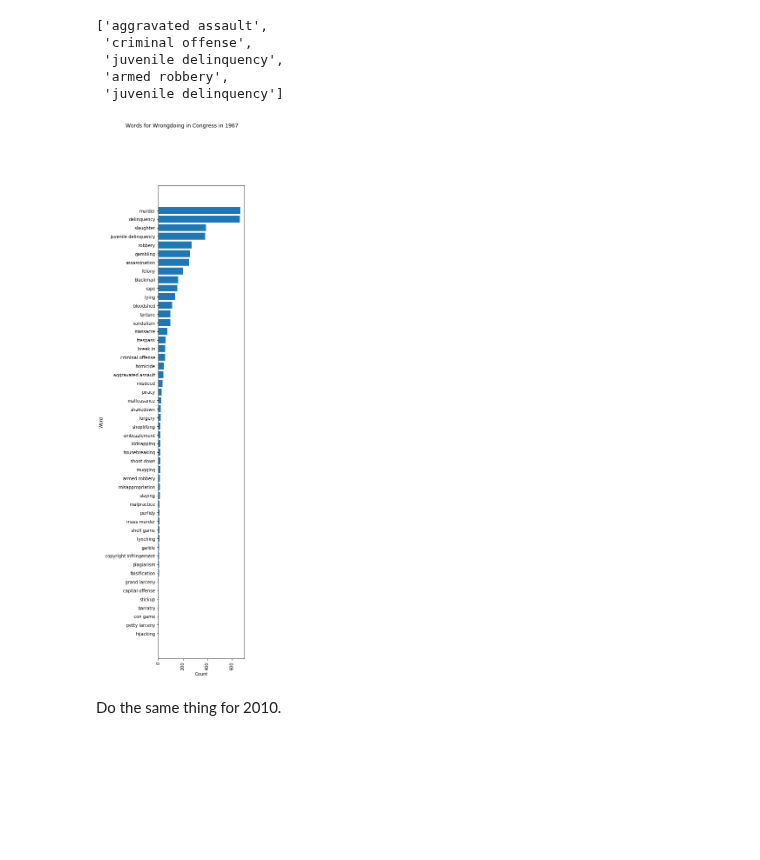
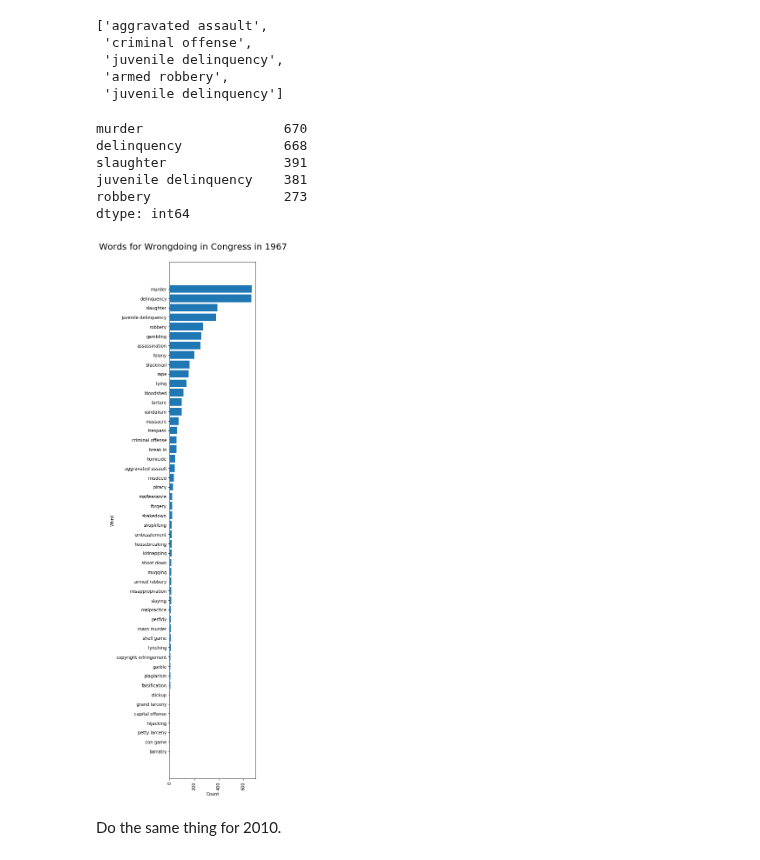
Before and after one commit to stephbuon/digital-history, a Jupyter notebook: hist3368-week4-wordnet-controlled-vocab/hist3368-week4-using-wordnet-to-study-congress.ipynb, the cells around one changed output. Saved outputs shown, nothing was run; the diff lists cells and outputs as text; code cells hidden in the pictures; blank space fills up the shorter version.

```diff
--- a/hist3368-week4-wordnet-controlled-vocab/hist3368-week4-using-wordnet-to-study-congress.ipynb
+++ b/hist3368-week4-wordnet-controlled-vocab/hist3368-week4-using-wordnet-to-study-congress.ipynb
@@ -284,6 +287,5 @@ matchedbigrams1[:5]
 # %%
-# put it all together and stopword out ambiguous words
-allcontrolledvocab1 = matchedwords1 + matchedbigrams1
+# a big list of ambiguous words
 ambiguouswords = ['infringement', 'setup', 'mischief', 'foul', 'illusion','encroachment', 'misdemeanor','unfairness', 'pretense','sophistication', 'deceit',
                   'disservice','fabrication', 'equivocation','falsehood','usurpation','violation', 'injury', 'injustice', 'carnage', 'betrayal','evil',
                   'hell', 'offense','deviation', 'impropriety','indirection','pretending','duplicity', 'delusion','trickery','shrinkage','transgression',
@@ -298,20 +300,3 @@ ambiguouswords = ['infringement', 'setup', 'mischief', 'foul', 'illusion','encro
                   'cheat', 'trick','deception','skimming', 'distort','bluff', 'distortion', 'misrepresentation','execute','gore', 'job', 'technical',
                   'damage', 'elimination', 'take in', 'burke', 'remove', 'fall', 'familiarity', 'pretence', 'maintenance', 'spoil', 'commission',
                   'protection', 'execution', 'tribute', 'hit', 'dispatch', 'play', 'rolling']
-finallist1 = [w for w in allcontrolledvocab1 if w not in ambiguouswords]
-finalcount1 = pd.Series.value_counts(finallist1)[:50]
-
-#######
-# a well-labeled barplot
-plt.figure(figsize = (5, 20)) # make it tall and thin
-plt.gcf().subplots_adjust(left=0.35) # pad the left margin so that the labels don't get cut off
-plt.barh(finalcount1.index, finalcount1) # tell the barplot what to put on the x and y axes. This time we're using 'barh' for a horizontal bar plot.
-plt.xticks(rotation=90) # this tells Python to 'rotate' the labels on the x axis so that the words fit on the screen
-plt.ylabel('Word') # label
-plt.xlabel('Count') # label
-plt.suptitle('Words for Wrongdoing in Congress in 1967') #This line labels the title
-plt.gca().invert_yaxis() # reverse the order of the y axis
-plt.savefig('congress-wrongdoing-1967.png', dpi = 300) # save the figure in your folder
-plt.show() # display the figure below
-# %% [output]
-[figure, removed]
@@ -318,3 +306,30 @@ plt.show() # display the figure below
+# %%
+# count totals
+finalcount1 = pd.Series.value_counts(finallist1)[:50]
+finalcount1[:5]
+# %% [output]
+murder                  670
+delinquency             668
+slaughter               391
+juvenile delinquency    381
+robbery                 273
+dtype: int64
+# %%
+# a well-labeled barplot
+plt.figure(figsize = (5, 20)) # make it tall and thin
+plt.tight_layout() # adjust the margins so that the title is near the plot
+plt.subplots_adjust(top=0.95)
+plt.gcf().subplots_adjust(left=0.35) # pad the left margin so that the labels don't get cut off
+plt.barh(finalcount1.index, finalcount1) # tell the barplot what to put on the x and y axes. This time we're using 'barh' for a horizontal bar plot.
+plt.xticks(rotation=90) # this tells Python to 'rotate' the labels on the x axis so that the words fit on the screen
+plt.ylabel('Word') # label
+plt.xlabel('Count') # label
+plt.suptitle('Words for Wrongdoing in Congress in 1967', fontsize=20) #This line labels the title
+plt.gca().invert_yaxis() # reverse the order of the y axis
+plt.savefig('congress-wrongdoing-1967.png', dpi = 300) # save the figure in your folder
+plt.show() # display the figure below
+# %% [output]
+[figure, added]
 # %% [markdown]
 Do the same thing for 2010.
 # %%
```
Also changed, not shown: parts of 10 cells of this notebook.
